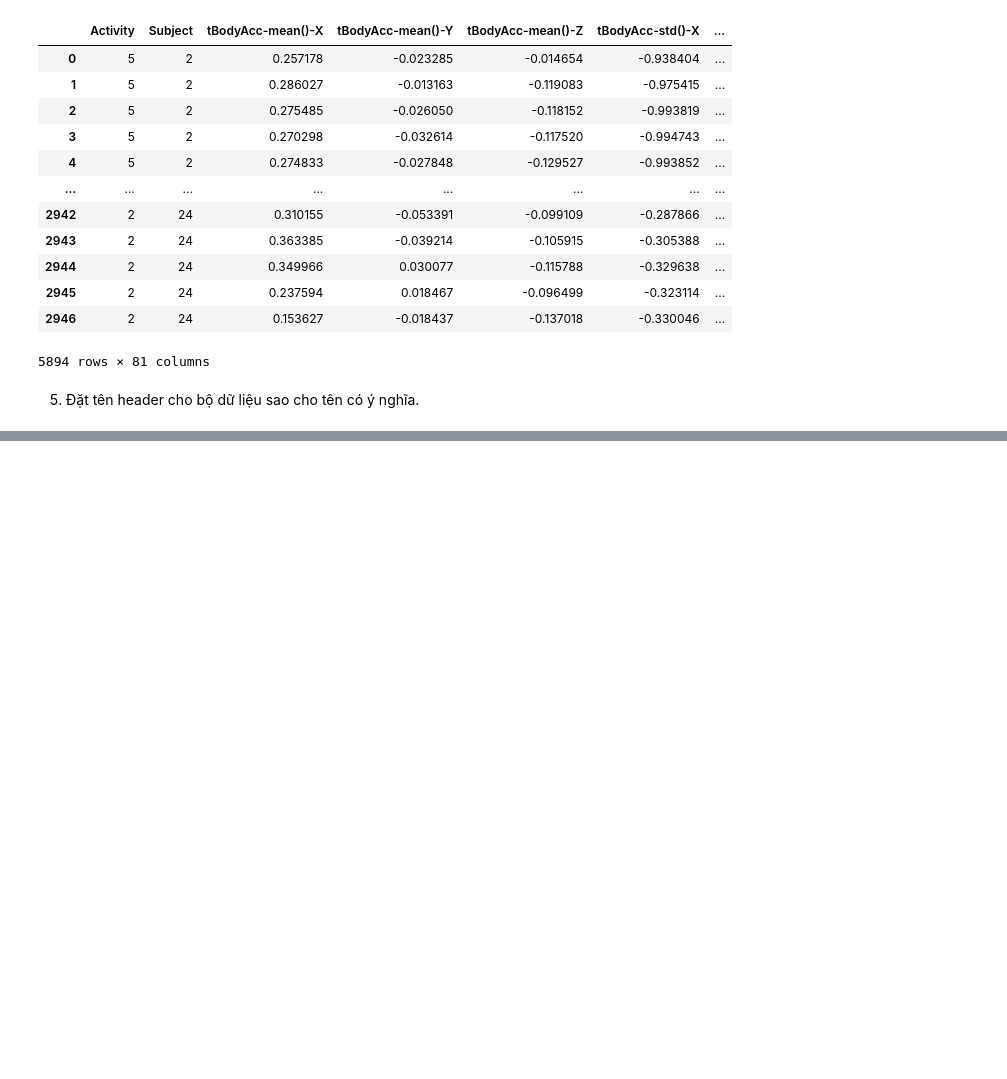
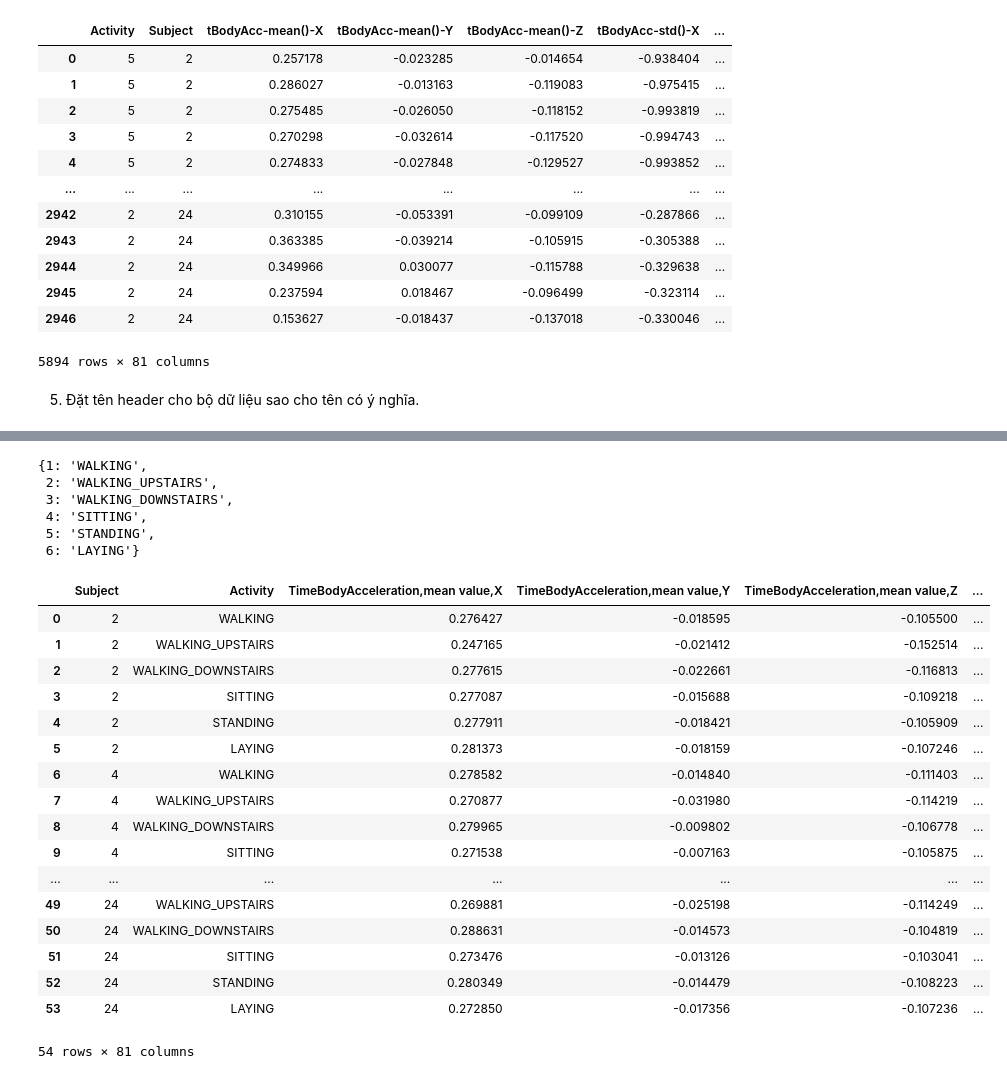
Before and after one commit to thythybui/DS108.O21.2, a Jupyter notebook: LAB_3/instruction_list.ipynb, the cells around one changed output, grey strips where cells are left out. Cells and saved outputs as stored; diff of their text form; code cells hidden in the pictures; blank space fills up the shorter version.

```diff
--- a/LAB_3/instruction_list.ipynb
+++ b/LAB_3/instruction_list.ipynb
@@ -373,0 +444,33 @@ X_mean_std
+# %%
+activity_labels.columns = ['Activity', 'Activity Name']
+activity_labels_dictionary = dict(zip(activity_labels['Activity'], activity_labels['Activity Name']))
+activity_labels_dictionary
+# %% [output]
+{1: 'WALKING',
+ 2: 'WALKING_UPSTAIRS',
+ 3: 'WALKING_DOWNSTAIRS',
+ 4: 'SITTING',
+ 5: 'STANDING',
+ 6: 'LAYING'}
+# %%
+X_mean_std['Activity'] = X_mean_std['Activity'].map(activity_labels_ditionary)
+X_mean_std
+# %% [output]
+|  | Subject | Activity | TimeBodyAcceleration,mean value,X | TimeBodyAcceleration,mean value,Y | TimeBodyAcceleration,mean value,Z | ... |
+| 0 | 2 | WALKING | 0.276427 | -0.018595 | -0.105500 | ... |
+| 1 | 2 | WALKING_UPSTAIRS | 0.247165 | -0.021412 | -0.152514 | ... |
+| 2 | 2 | WALKING_DOWNSTAIRS | 0.277615 | -0.022661 | -0.116813 | ... |
+| 3 | 2 | SITTING | 0.277087 | -0.015688 | -0.109218 | ... |
+| 4 | 2 | STANDING | 0.277911 | -0.018421 | -0.105909 | ... |
+| 5 | 2 | LAYING | 0.281373 | -0.018159 | -0.107246 | ... |
+| 6 | 4 | WALKING | 0.278582 | -0.014840 | -0.111403 | ... |
+| 7 | 4 | WALKING_UPSTAIRS | 0.270877 | -0.031980 | -0.114219 | ... |
+| 8 | 4 | WALKING_DOWNSTAIRS | 0.279965 | -0.009802 | -0.106778 | ... |
+| 9 | 4 | SITTING | 0.271538 | -0.007163 | -0.105875 | ... |
+| ... | ... | ... | ... | ... | ... | ... |
+| 49 | 24 | WALKING_UPSTAIRS | 0.269881 | -0.025198 | -0.114249 | ... |
+| 50 | 24 | WALKING_DOWNSTAIRS | 0.288631 | -0.014573 | -0.104819 | ... |
+| 51 | 24 | SITTING | 0.273476 | -0.013126 | -0.103041 | ... |
+| 52 | 24 | STANDING | 0.280349 | -0.014479 | -0.108223 | ... |
+| 53 | 24 | LAYING | 0.272850 | -0.017356 | -0.107236 | ... |
+54 rows × 81 columns
```
Also changed, not shown: parts of 6 cells of this notebook.
